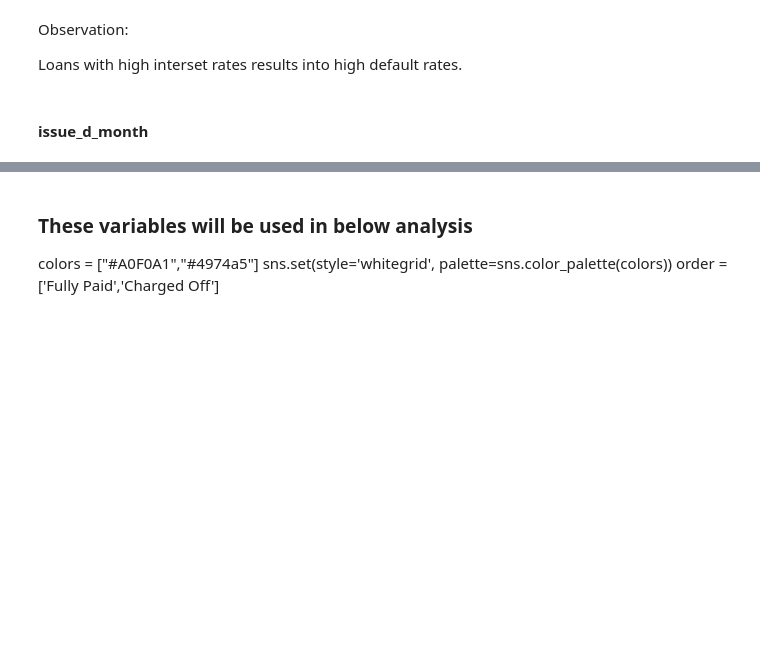
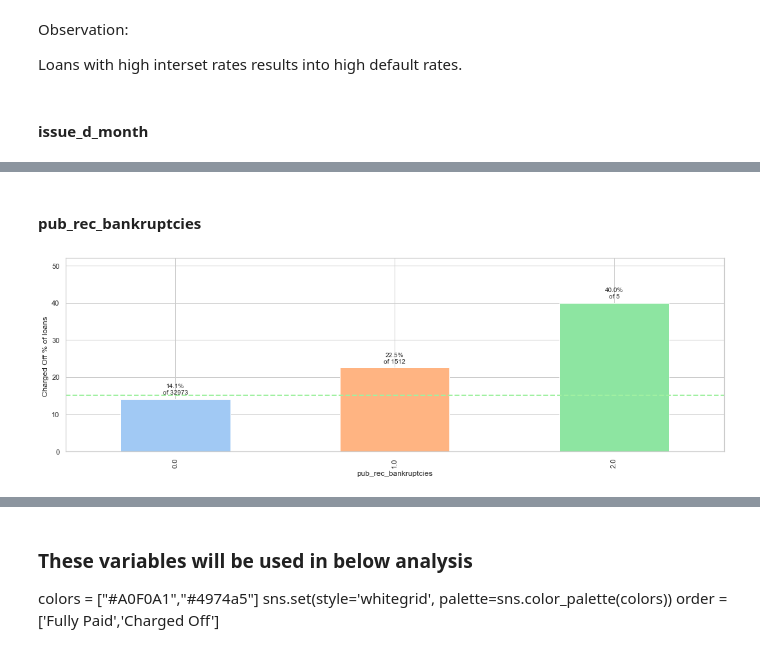
Before and after one commit to rainasharma/Lending-Club-Case-Study, a Jupyter notebook: Group_Raina_Sharma.ipynb, the cells around one changed output, grey strips where cells are left out. Cells and saved outputs as stored; diff of their text form; code cells hidden in the pictures; blank space fills up the shorter version.

Commit message:
added pub_rec_bankruptcies, delinq_2yrs

```diff
--- a/Group_Raina_Sharma.ipynb
+++ b/Group_Raina_Sharma.ipynb
@@ -890 +892,7 @@ Observation:
 December has the highest charged off ratio.
+# %% [markdown]
+#### pub_rec_bankruptcies
+# %%
+plot_charged_off(loan_df,'pub_rec_bankruptcies')
+# %% [output]
+[figure, added]
```
Also changed, not shown: parts of 6 cells of this notebook.
